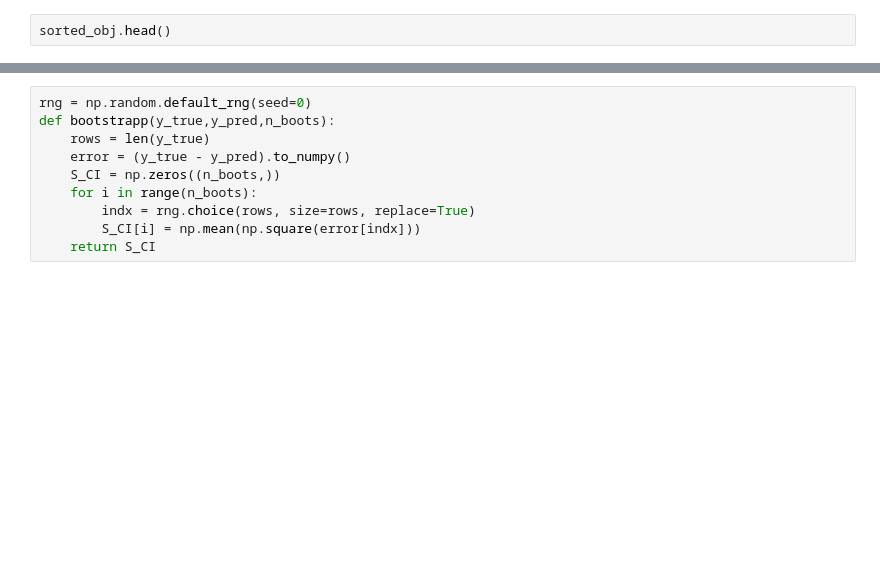
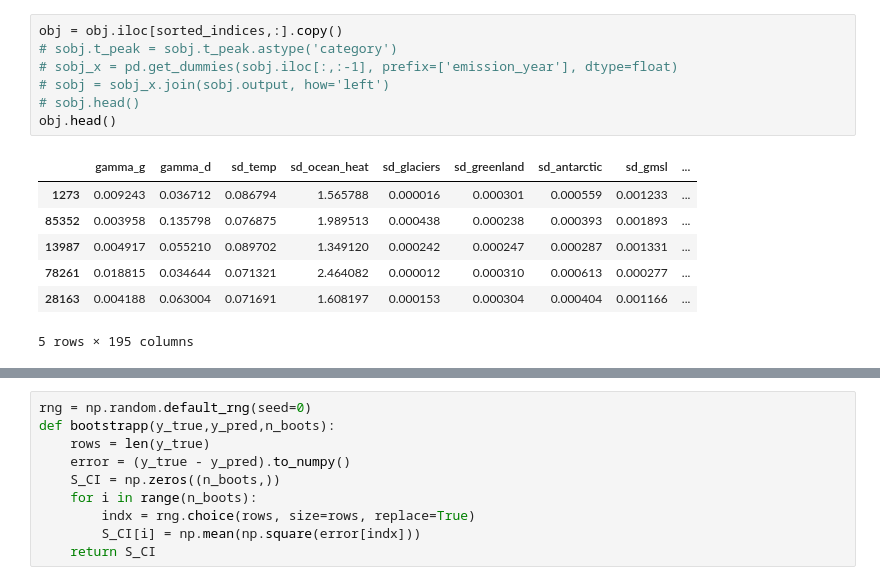
Before and after one commit to AVelaryon/Darnell-Model-, a Jupyter notebook: CAT-1.ipynb, the cells around one changed output, grey strips where cells are left out. Saved outputs shown, nothing was run; the diff lists cells and outputs as text; blank space fills up the shorter version.

```diff
--- a/CAT-1.ipynb
+++ b/CAT-1.ipynb
@@ -38,5 +50,18 @@ sorted_obj = obj.iloc[sorted_indices,:].copy()
 
 # obj_scaled = min_max.transform(obj.iloc[:,:-1])
 # obj_y = obj.iloc[:,-1].copy()
-# %%
-sorted_obj.head()
+# %%
+obj = obj.iloc[sorted_indices,:].copy()
+# sobj.t_peak = sobj.t_peak.astype('category')
+# sobj_x = pd.get_dummies(sobj.iloc[:,:-1], prefix=['emission_year'], dtype=float)
+# sobj = sobj_x.join(sobj.output, how='left')
+# sobj.head()
+obj.head()
+# %% [output]
+|  | gamma_g | gamma_d | sd_temp | sd_ocean_heat | sd_glaciers | sd_greenland | sd_antarctic | sd_gmsl | ... |
+| 1273 | 0.009243 | 0.036712 | 0.086794 | 1.565788 | 0.000016 | 0.000301 | 0.000559 | 0.001233 | ... |
+| 85352 | 0.003958 | 0.135798 | 0.076875 | 1.989513 | 0.000438 | 0.000238 | 0.000393 | 0.001893 | ... |
+| 13987 | 0.004917 | 0.055210 | 0.089702 | 1.349120 | 0.000242 | 0.000247 | 0.000287 | 0.001331 | ... |
+| 78261 | 0.018815 | 0.034644 | 0.071321 | 2.464082 | 0.000012 | 0.000310 | 0.000613 | 0.000277 | ... |
+| 28163 | 0.004188 | 0.063004 | 0.071691 | 1.608197 | 0.000153 | 0.000304 | 0.000404 | 0.001166 | ... |
+5 rows × 195 columns
```
Also changed, not shown: parts of 14 cells of this notebook, 1 other file.
